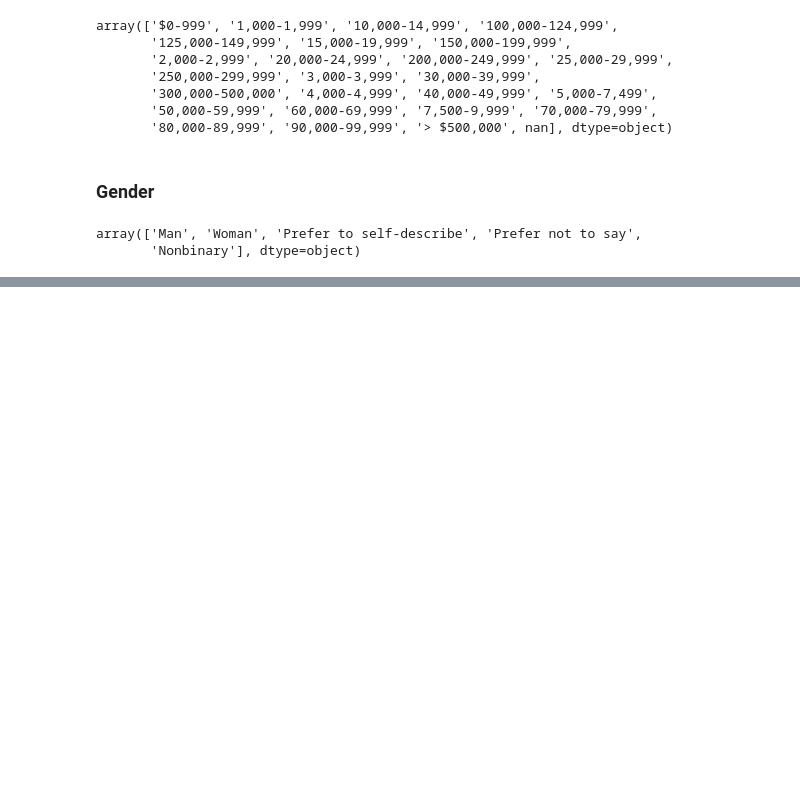
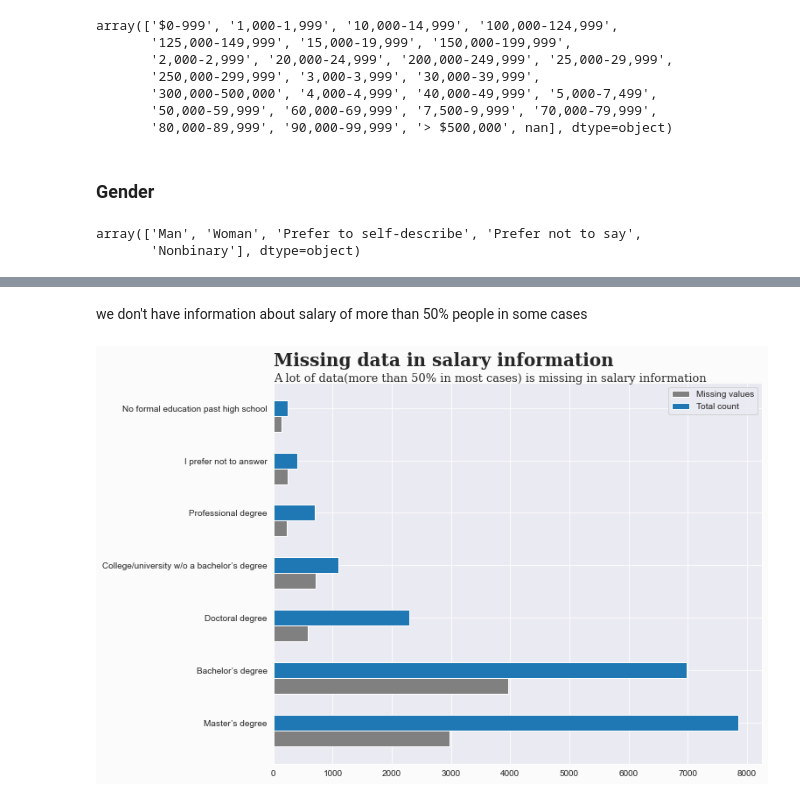
Before and after one commit to anoopm031/kaggle_repo, a Jupyter notebook: Kaggle survey 2020 EDA.ipynb, the cells around one changed output, grey strips where cells are left out. Drawn from its saved outputs; the diff is of its cells as text; code cells hidden in the pictures; blank space fills up the shorter version.

```diff
--- a/Kaggle survey 2020 EDA.ipynb
+++ b/Kaggle survey 2020 EDA.ipynb
@@ -421,0 +504,13 @@ for countdict, title, ax in zip(gencount_dicts,df_names,ax_list):
+# %%
+salary_mid = [500,1500,2500, 3500, 4500, 5500, 8750, 12500, 17500, 22500, 27500, 35000, 45000, 55000, 65000, 75000,
+             85000, 95000, 125000, 137500, 175000, 225000, 275000, 400000, 510000]
+salary_mid_dict = {k:v for k,v in zip(cmpcat_list,salary_mid)}
+survey2020['salary_mid'] = survey2020['Q24'].replace(salary_mid_dict)
+survey2020.sort_values('salary_mid',inplace=True)
+# %%
+salary_null = survey2020[survey2020['salary_mid'].isnull()]['Q4'].value_counts().to_frame().reset_index(drop=False)
+salary_null.columns = ['Education','Null count']
+salary_known = survey2020['Q4'].value_counts().to_frame().reset_index(drop=False)
+salary_known.columns = ['Education','count']
+salary_info = salary_known.merge(salary_null,how='outer',on='Education')
+salary_info['Null %'] = round((salary_info['Null count']/salary_info['count']) *100,2)
@@ -421,0 +528,18 @@ for countdict, title, ax in zip(gencount_dicts,df_names,ax_list):
+# %% [markdown]
+we don't have information about salary of more than 50% people in some cases
+# %%
+fig,ax = plt.subplots(figsize=(10,8))
+sns.set_style('dark')
+fig.patch.set_facecolor('#fbfbfb')
+y_dummy = np.arange(7)
+ax.barh(y_dummy-0.3,salary_info['Null count'],color='grey',height=0.3,label='Missing values')
+ax.barh(y_dummy,salary_info['count'],height=0.3, label='Total count')
+ax.legend()
+ax.set_yticklabels(['','Master’s degree', 'Bachelor’s degree', 'Doctoral degree',
+                    'College/university w/o a bachelor’s degree',
+                    'Professional degree', 'I prefer not to answer','No formal education past high school'])
+ax.text(0, 6.8, 'Missing data in salary information', fontweight='bold', fontsize=20, fontfamily='serif')
+_= ax.text(0, 6.5, 'A lot of data(more than 50% in most cases) is missing in salary information',
+       fontweight='light', fontsize=13, fontfamily='serif')
+# %% [output]
+[figure, added]
```
Also changed, not shown: parts of 16 cells of this notebook, 1 other file.
